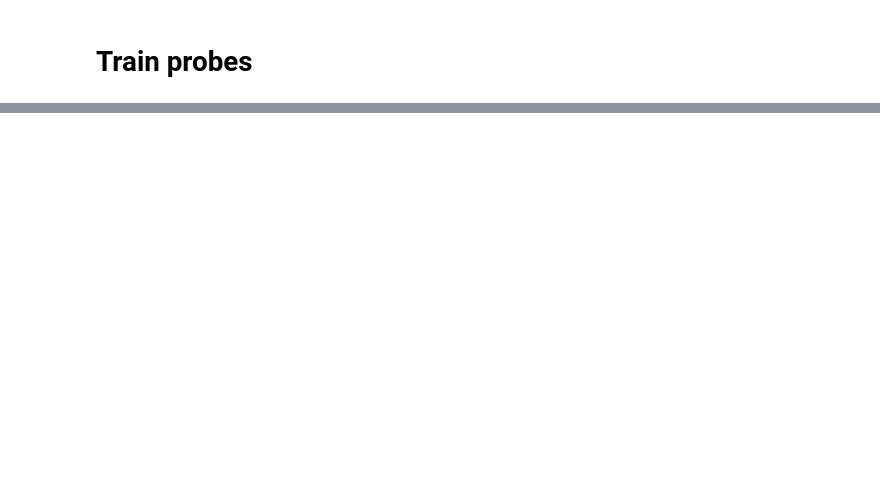
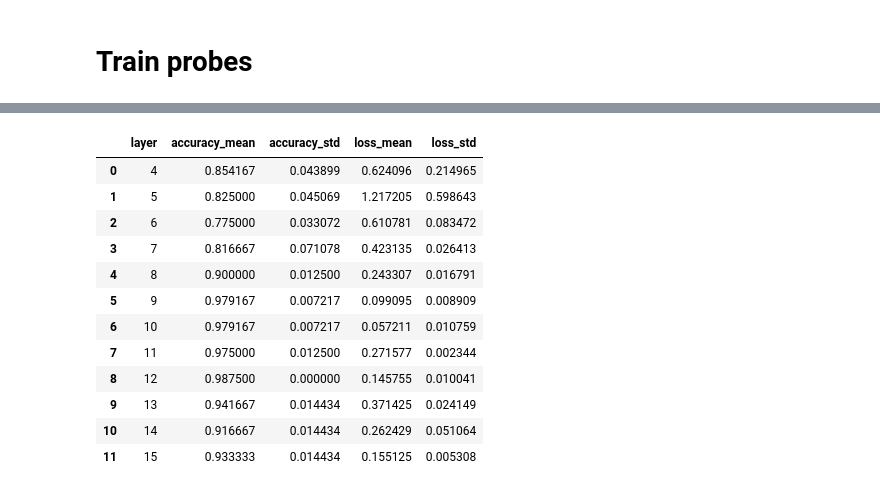
Before and after one commit to ayoakin/MIVLDE, a Jupyter notebook: subteams/LLMProbing/notebooks/dimensions.ipynb, the cells around one changed output, grey strips where cells are left out. Cells and saved outputs as stored; diff of their text form; code cells hidden in the pictures; blank space fills up the shorter version.

```diff
--- a/subteams/LLMProbing/notebooks/dimensions.ipynb
+++ b/subteams/LLMProbing/notebooks/dimensions.ipynb
@@ -268,0 +266,16 @@ Skipping sample: sample_random_131220747.pt (activation file already exists)
+# %%
+expt_summary
+# %% [output]
+|  | layer | accuracy_mean | accuracy_std | loss_mean | loss_std |
+| 0 | 4 | 0.854167 | 0.043899 | 0.624096 | 0.214965 |
+| 1 | 5 | 0.825000 | 0.045069 | 1.217205 | 0.598643 |
+| 2 | 6 | 0.775000 | 0.033072 | 0.610781 | 0.083472 |
+| 3 | 7 | 0.816667 | 0.071078 | 0.423135 | 0.026413 |
+| 4 | 8 | 0.900000 | 0.012500 | 0.243307 | 0.016791 |
+| 5 | 9 | 0.979167 | 0.007217 | 0.099095 | 0.008909 |
+| 6 | 10 | 0.979167 | 0.007217 | 0.057211 | 0.010759 |
+| 7 | 11 | 0.975000 | 0.012500 | 0.271577 | 0.002344 |
+| 8 | 12 | 0.987500 | 0.000000 | 0.145755 | 0.010041 |
+| 9 | 13 | 0.941667 | 0.014434 | 0.371425 | 0.024149 |
+| 10 | 14 | 0.916667 | 0.014434 | 0.262429 | 0.051064 |
+| 11 | 15 | 0.933333 | 0.014434 | 0.155125 | 0.005308 |
```
Also changed, not shown: parts of 27 cells of this notebook.
